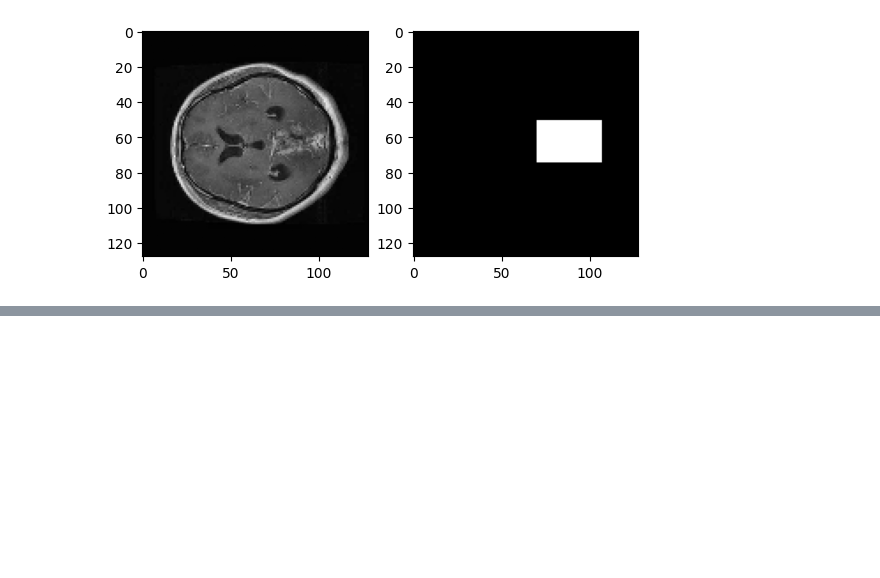
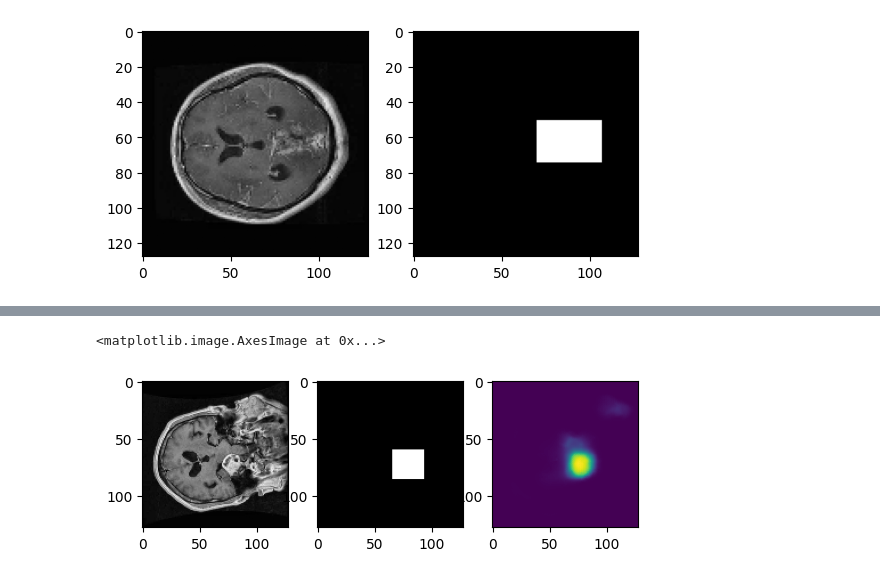
Before and after one commit to YN1752/ece5831-2024-final-project, a Jupyter notebook: documentation.ipynb, the cells around one changed output, grey strips where cells are left out. Saved outputs shown, nothing was run; the diff lists cells and outputs as text; code cells hidden in the pictures; blank space fills up the shorter version.

```diff
--- a/documentation.ipynb
+++ b/documentation.ipynb
@@ -307,0 +415,13 @@ plt.imshow(Y_test[idx], cmap="gray")
+# %%
+saved = load_model("U_Net.keras")
+# %%
+idx = 197
+
+plt.subplot(131)
+plt.imshow(X_test[idx])
+plt.subplot(132)
+plt.imshow(Y_test[idx], cmap= "gray")
+plt.subplot(133)
+pred_mask = saved.predict(X_test[[idx]])[0]
+plt.imshow(pred_mask)
+# %% [output]
@@ -307,0 +429,2 @@ plt.imshow(Y_test[idx], cmap="gray")
+<matplotlib.image.AxesImage at 0x...>
+[figure, added]
```
Also changed, not shown: parts of 16 cells of this notebook, 1 other file.
